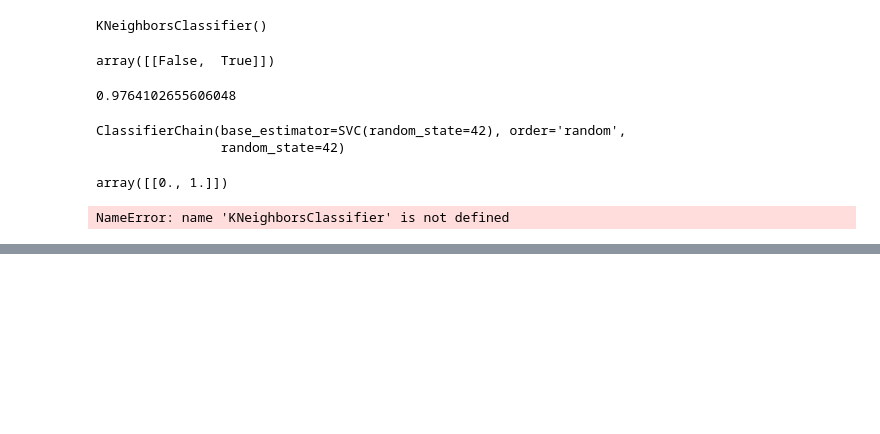
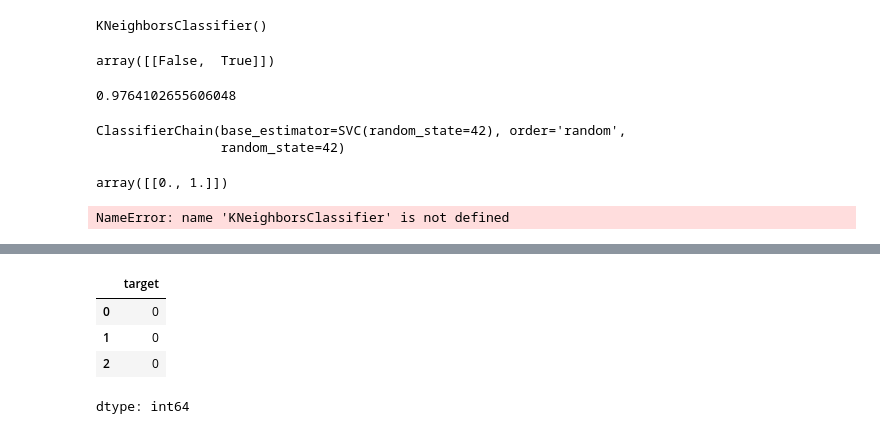
Before and after one commit to semingrai/Hands-on-ML-, a Jupyter notebook: Chp3/class.ipynb, the cells around one changed output, grey strips where cells are left out. Cells and saved outputs as stored; diff of their text form; code cells hidden in the pictures; blank space fills up the shorter version.

```diff
--- a/Chp3/class.ipynb
+++ b/Chp3/class.ipynb
@@ -395,0 +418,9 @@ NameError: name 'KNeighborsClassifier' is not defined
+# %%
+
+iris.target.head(3)
+# %% [output]
+|  | target |
+| 0 | 0 |
+| 1 | 0 |
+| 2 | 0 |
+dtype: int64
```
Also changed, not shown: parts of 14 cells of this notebook.
